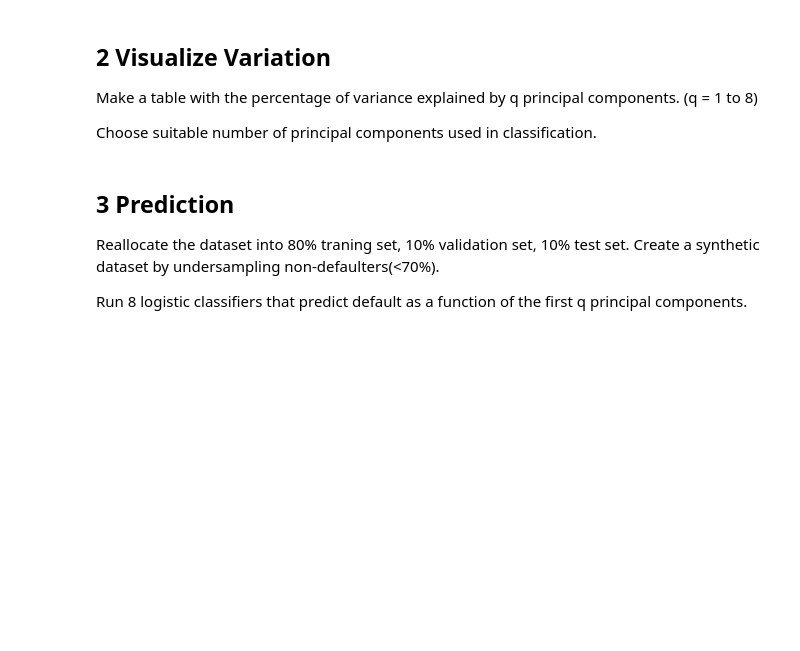
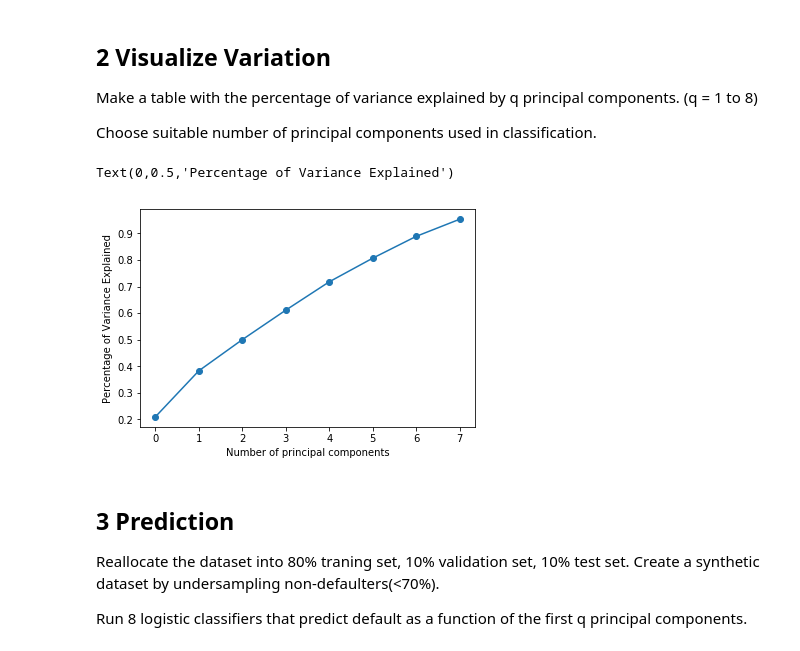
Before and after one commit to TimZhiX/Big-Data-in-Finance-II, a Jupyter notebook: Assignments/BigData2_Assignment_Group7.ipynb, the cells around one changed output. Drawn from its saved outputs; the diff is of its cells as text; code cells hidden in the pictures; blank space fills up the shorter version.

```diff
--- a/Assignments/BigData2_Assignment_Group7.ipynb
+++ b/Assignments/BigData2_Assignment_Group7.ipynb
@@ -67,6 +142,15 @@ Make a table with the percentage of variance explained by q
 principal components. (q = 1 to 8)
 
 Choose suitable number of principal components used in classification.
+# %%
+# scree plot
+# plt.figure(figsize=(10,6))
+plt.plot(np.cumsum(pca.explained_variance_ratio_),'-o')
+plt.xlabel('Number of principal components')
+plt.ylabel('Percentage of Variance Explained')
+# %% [output]
+Text(0,0.5,'Percentage of Variance Explained')
+[figure, added]
 # %% [markdown]
 ## 3 Prediction
 Reallocate the dataset into 80% traning set, 10% validation set, 10% test set.
```
Also changed, not shown: parts of 16 cells of this notebook, 1 other file.
